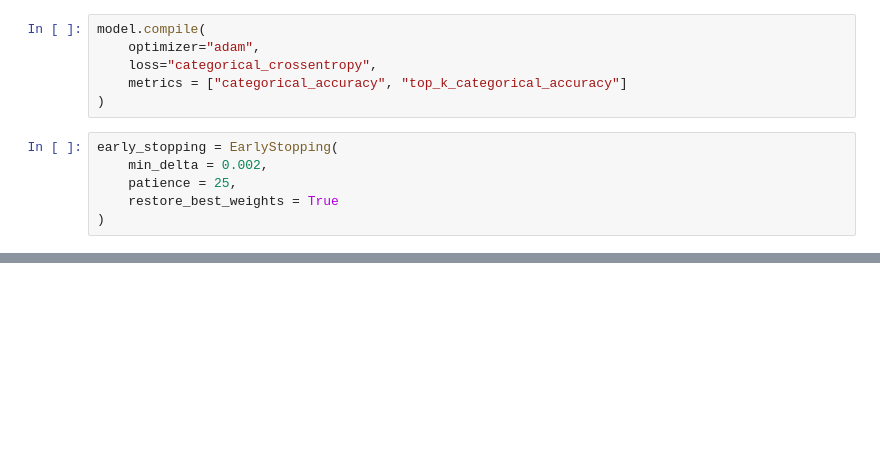
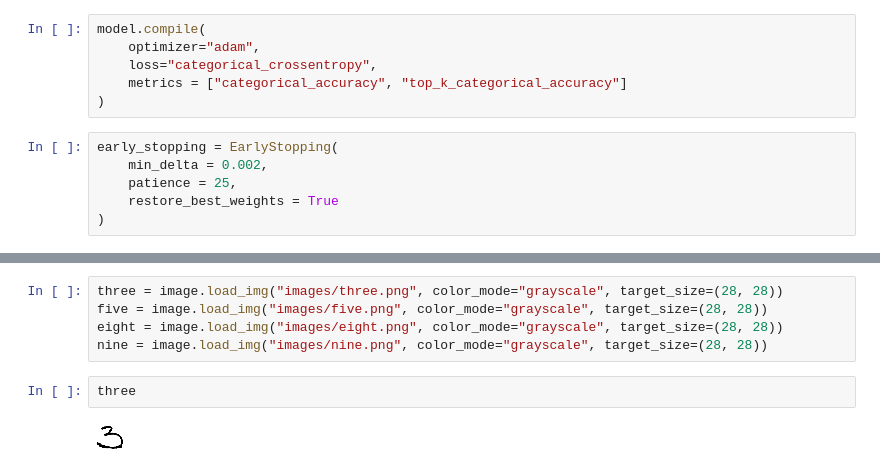
Before and after one commit to Sam-3l/Neurodigits, a Jupyter notebook: neuro-digit-recognizer.ipynb, the cells around one changed output, grey strips where cells are left out. Cells and saved outputs as stored; diff of their text form; blank space fills up the shorter version.

```diff
--- a/neuro-digit-recognizer.ipynb
+++ b/neuro-digit-recognizer.ipynb
@@ -45,0 +139,9 @@ ValueError: Failed to find data adapter that can handle input: <class 'NoneType'
+# %%
+three = image.load_img("images/three.png", color_mode="grayscale", target_size=(28, 28))
+five = image.load_img("images/five.png", color_mode="grayscale", target_size=(28, 28))
+eight = image.load_img("images/eight.png", color_mode="grayscale", target_size=(28, 28))
+nine = image.load_img("images/nine.png", color_mode="grayscale", target_size=(28, 28))
+# %%
+three
+# %% [output]
+[figure, added]
```
Also changed, not shown: parts of 29 cells of this notebook, 5 other files.
